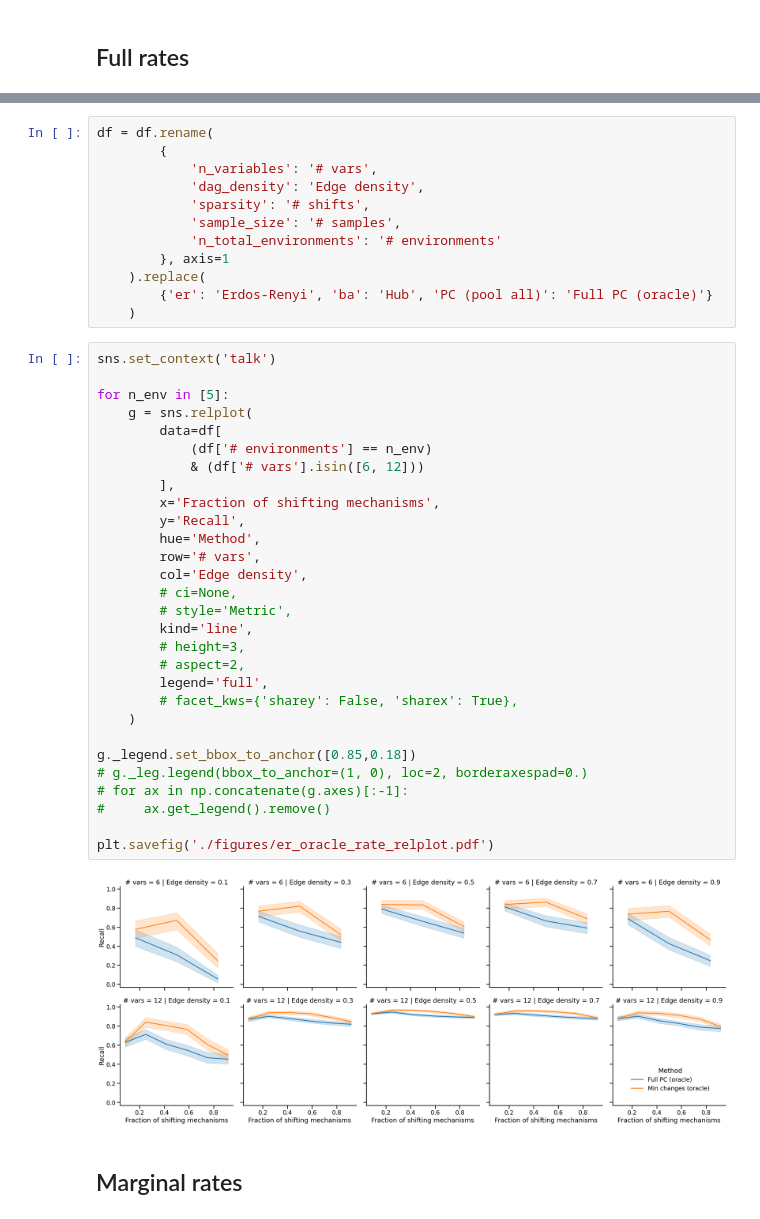
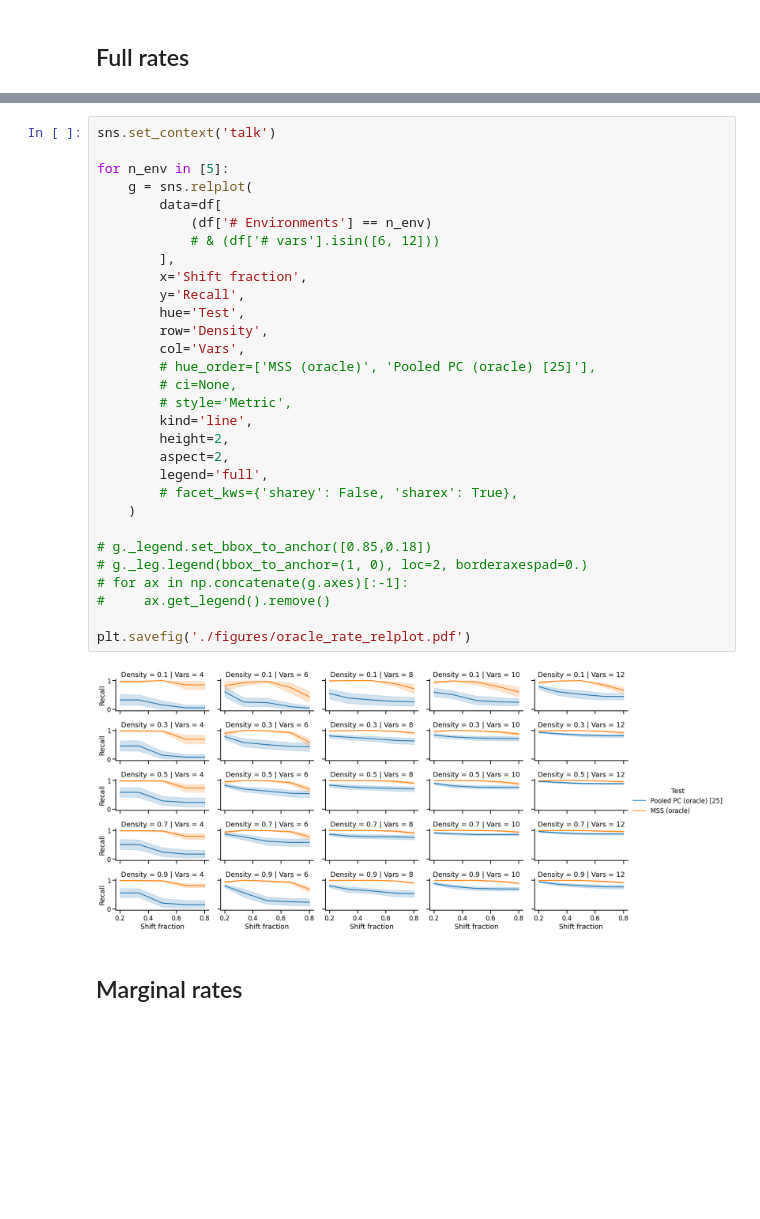
Before and after one commit to rflperry/sparse_shift, a Jupyter notebook: experiments/main_simulations/plot_oracle_rates.ipynb, the cells around one changed output, grey strips where cells are left out. Drawn from its saved outputs; the diff is of its cells as text; blank space fills up the shorter version.

```diff
--- a/experiments/main_simulations/plot_oracle_rates.ipynb
+++ b/experiments/main_simulations/plot_oracle_rates.ipynb
@@ -27,46 +28,35 @@ FileNotFoundError: [Errno 2] No such file or directory: './results/oracle_rates_
-# %%
-df = df.rename(
-        {
-            'n_variables': '# vars',
-            'dag_density': 'Edge density',
-            'sparsity': '# shifts',
-            'sample_size': '# samples',
-            'n_total_environments': '# environments'
-        }, axis=1
-    ).replace(
-        {'er': 'Erdos-Renyi', 'ba': 'Hub', 'PC (pool all)': 'Full PC (oracle)'}
-    )
 # %%
 sns.set_context('talk')
 
 for n_env in [5]:
     g = sns.relplot(
         data=df[
-            (df['# environments'] == n_env)
-            & (df['# vars'].isin([6, 12]))
+            (df['# Environments'] == n_env)
+            # & (df['# vars'].isin([6, 12]))
         ],
-        x='Fraction of shifting mechanisms',
+        x='Shift fraction',
         y='Recall',
-        hue='Method',
-        row='# vars',
-        col='Edge density',
+        hue='Test',
+        row='Density',
+        col='Vars',
+        # hue_order=['MSS (oracle)', 'Pooled PC (oracle) [25]'],
         # ci=None,
         # style='Metric',
         kind='line',
-        # height=3,
-        # aspect=2,
+        height=2,
+        aspect=2,
         legend='full',
         # facet_kws={'sharey': False, 'sharex': True},
     )
 
-g._legend.set_bbox_to_anchor([0.85,0.18])
+# g._legend.set_bbox_to_anchor([0.85,0.18])
 # g._leg.legend(bbox_to_anchor=(1, 0), loc=2, borderaxespad=0.)
 # for ax in np.concatenate(g.axes)[:-1]:
 #     ax.get_legend().remove()
 
-plt.savefig('./figures/er_oracle_rate_relplot.pdf')
+plt.savefig('./figures/oracle_rate_relplot.pdf')
 # %% [output]
-[figure, old version]
+[figure, new version]
 # %% [markdown]
 ## Marginal rates
 # %%
```
Also changed, not shown: parts of 4 cells of this notebook, 10 other files.
